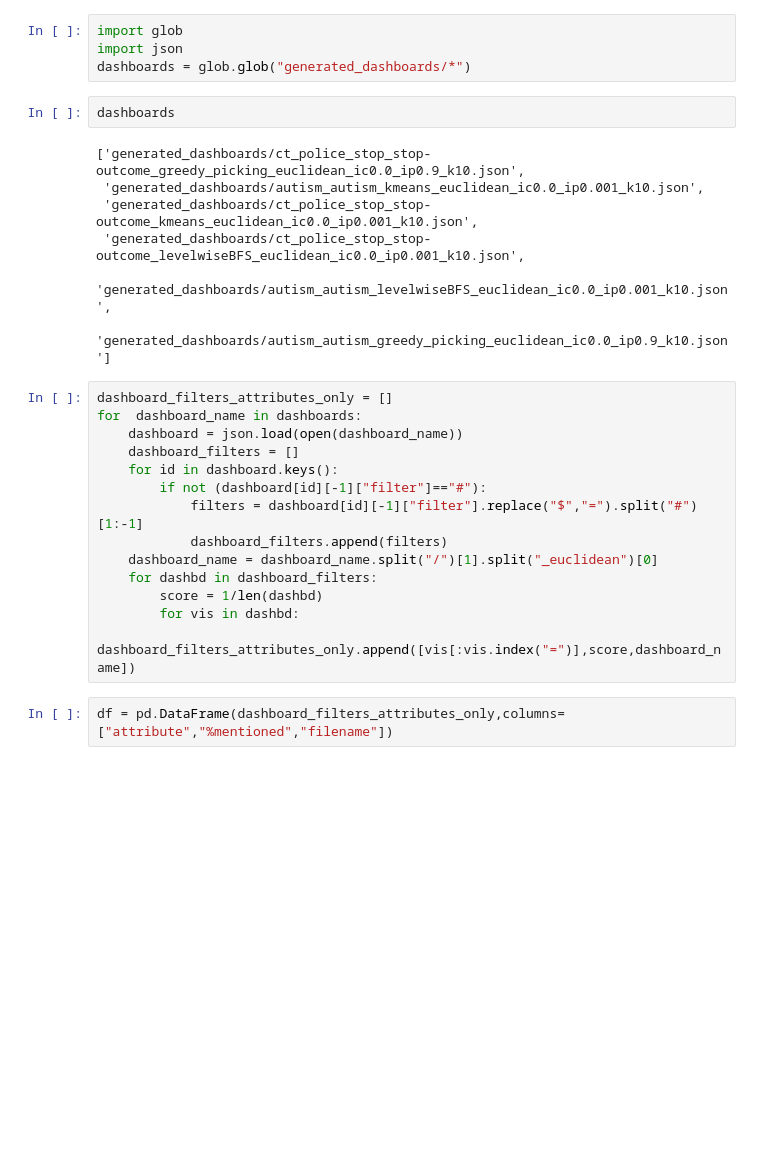
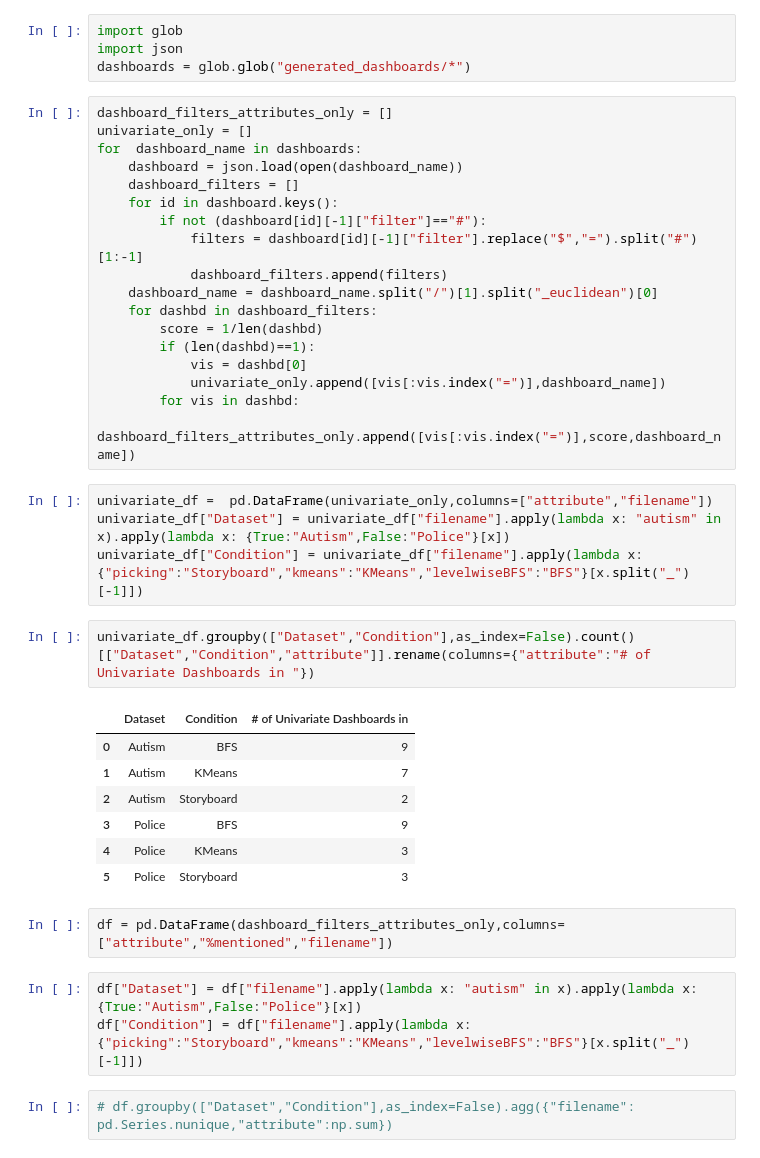
Before and after one commit to dorisjlee/viz-summarization, a Jupyter notebook: ipynb/RankingTask.ipynb, the cells around one changed output. Drawn from its saved outputs; the diff is of its cells as text; blank space fills up the shorter version.

```diff
--- a/ipynb/RankingTask.ipynb
+++ b/ipynb/RankingTask.ipynb
@@ -254,17 +167,9 @@ print (T.tabulate(ndcg_result,headers=['Dataset','\system','Cluster','BFS'],tabl
 import glob
 import json
 dashboards = glob.glob("generated_dashboards/*")
-# %%
-dashboards
-# %% [output]
-['generated_dashboards/ct_police_stop_stop-outcome_greedy_picking_euclidean_ic0.0_ip0.9_k10.json',
- 'generated_dashboards/autism_autism_kmeans_euclidean_ic0.0_ip0.001_k10.json',
- 'generated_dashboards/ct_police_stop_stop-outcome_kmeans_euclidean_ic0.0_ip0.001_k10.json',
- 'generated_dashboards/ct_police_stop_stop-outcome_levelwiseBFS_euclidean_ic0.0_ip0.001_k10.json',
- 'generated_dashboards/autism_autism_levelwiseBFS_euclidean_ic0.0_ip0.001_k10.json',
- 'generated_dashboards/autism_autism_greedy_picking_euclidean_ic0.0_ip0.9_k10.json']
 # %%
 dashboard_filters_attributes_only = []
+univariate_only = []
 for  dashboard_name in dashboards:
     dashboard = json.load(open(dashboard_name))
     dashboard_filters = []
@@ -275,7 +180,29 @@ for  dashboard_name in dashboards:
     dashboard_name = dashboard_name.split("/")[1].split("_euclidean")[0]
     for dashbd in dashboard_filters:
         score = 1/len(dashbd)
+        if (len(dashbd)==1):
+            vis = dashbd[0]
+            univariate_only.append([vis[:vis.index("=")],dashboard_name])
         for vis in dashbd:
             dashboard_filters_attributes_only.append([vis[:vis.index("=")],score,dashboard_name])
+# %%
+univariate_df =  pd.DataFrame(univariate_only,columns=["attribute","filename"])
+univariate_df["Dataset"] = univariate_df["filename"].apply(lambda x: "autism" in x).apply(lambda x: {True:"Autism",False:"Police"}[x])
+univariate_df["Condition"] = univariate_df["filename"].apply(lambda x: {"picking":"Storyboard","kmeans":"KMeans","levelwiseBFS":"BFS"}[x.split("_")[-1]])
+# %%
+univariate_df.groupby(["Dataset","Condition"],as_index=False).count()[["Dataset","Condition","attribute"]].rename(columns={"attribute":"# of Univariate Dashboards in "})
+# %% [output]
+|  | Dataset | Condition | # of Univariate Dashboards in |
+| 0 | Autism | BFS | 9 |
+| 1 | Autism | KMeans | 7 |
+| 2 | Autism | Storyboard | 2 |
+| 3 | Police | BFS | 9 |
+| 4 | Police | KMeans | 3 |
+| 5 | Police | Storyboard | 3 |
 # %%
 df = pd.DataFrame(dashboard_filters_attributes_only,columns=["attribute","%mentioned","filename"])
+# %%
+df["Dataset"] = df["filename"].apply(lambda x: "autism" in x).apply(lambda x: {True:"Autism",False:"Police"}[x])
+df["Condition"] = df["filename"].apply(lambda x: {"picking":"Storyboard","kmeans":"KMeans","levelwiseBFS":"BFS"}[x.split("_")[-1]])
+# %%
+# df.groupby(["Dataset","Condition"],as_index=False).agg({"filename": pd.Series.nunique,"attribute":np.sum})
```
Also changed, not shown: parts of 30 cells of this notebook.
